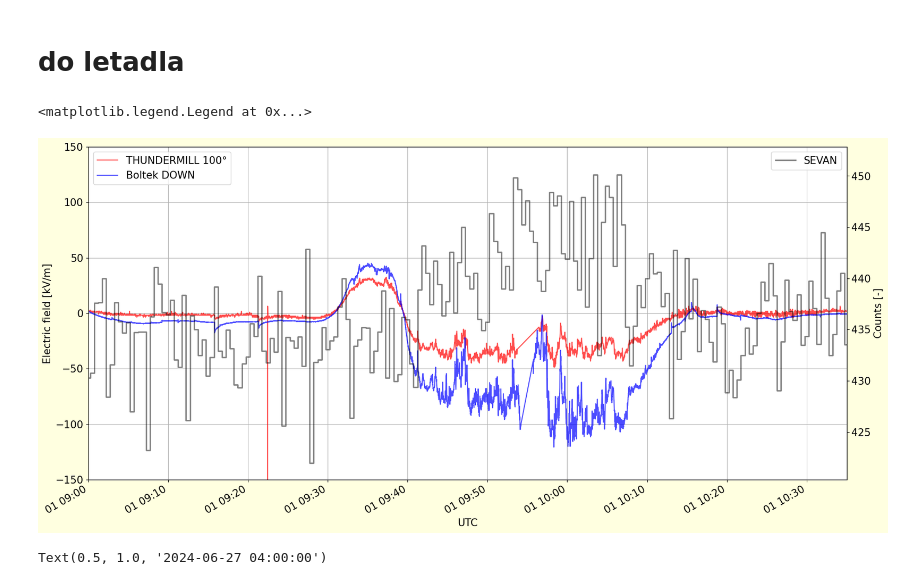
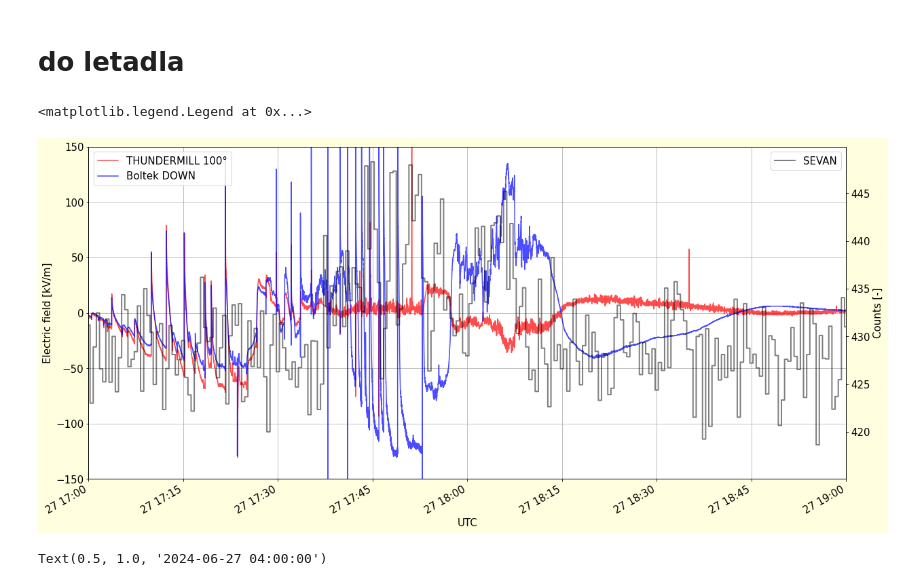
Before and after one commit to ODZ-UJF-AV-CR/Paper-AtmoHEAD2024, a Jupyter notebook: EFM.ipynb, the cells around one changed output. Cells and saved outputs as stored; diff of their text form; code cells hidden in the pictures.

```diff
--- a/EFM.ipynb
+++ b/EFM.ipynb
@@ -1164,6 +1165,7 @@ selection = '2024-06-28_*' # Nekolik TGF za sebou
 #selection = '2024-05-14_*'
 selection = '2024-06-27_*'
 #selection = '2024-07-01_*'
+selection = '2024-06-19_*'
 
 ftt = glob.iglob(fto+"/**/thundermill_up.csv."+selection) # generator, search immediate subdirectories
 
@@ -1561,12 +1566,13 @@ plt.legend()
 # %% [markdown]
 # do letadla
 # %%
-#dftd = pd.read_csv('t20240627.csv')
-#dfbd = pd.read_csv('b20240627.csv')
-#dfs = pd.read_csv('SEVAN20240627.csv', delim_whitespace=True, header=None, comment='*', skiprows=1, on_bad_lines='skip', engine='python')
-dftd = pd.read_csv('t20240701.csv')
-dfbd = pd.read_csv('b20240701.csv')
-dfs = pd.read_csv('SEVAN20240701.csv', delim_whitespace=True, header=None, comment='*', skiprows=1, on_bad_lines='skip', engine='python')
+dftd = pd.read_csv('t20240627.csv')
+dfbd = pd.read_csv('b20240627.csv')
+dfs = pd.read_csv('SEVAN20240627.csv', delim_whitespace=True, header=None, comment='*', skiprows=1, on_bad_lines='skip', engine='python')
+dfs = pd.read_csv('SEVAN202406272.csv', delim_whitespace=True, header=None, comment='*', skiprows=1, on_bad_lines='skip', engine='python')
+#dftd = pd.read_csv('t20240701.csv')
+#dfbd = pd.read_csv('b20240701.csv')
+#dfs = pd.read_csv('SEVAN20240701.csv', delim_whitespace=True, header=None, comment='*', skiprows=1, on_bad_lines='skip', engine='python')
 
 dfs['time']=pd.to_datetime(dfs[0]+' '+dfs[1])
 dfs = dfs.set_index('time')
@@ -1588,36 +1594,36 @@ plt.plot(((dftd.iloc[:,75]-250)*factor), label=label, color=color, alpha=0.7)
 #plt.plot(-((dftd['field']-255)*factor+3), label=label, color=color, alpha=0.7)
 #label = 'THUNDERMILL 60°'
 #color = 'green'
 #factor = 3.4 # kV/m . DIV
 #plt.plot((dftd['field2']*factor+3), label=label, color=color, alpha=0.7)
 
 label = 'Boltek DOWN'
 color = 'blue'
 factor = 4
 
 (dfbd['field']*factor).plot(label=label, color=color, alpha=0.7)
 plt.ylabel('Electric field [kV/m]')
 
 plt.grid()
 plt.xlabel('UTC')
 
 #plt.plot(dfs[3], alpha=0.5, color='green', label='Boltek')
 plt.ylim(-150,150)
 
 #plt.xlim('2024-06-27 03:10','2024-6-27 06:20')
-#plt.xlim('2024-06-27 17:00','2024-6-27 19:00')
+plt.xlim('2024-06-27 17:00','2024-6-27 19:00')
 #plt.xlim('2024-05-11 14:30','2024-5-11 16:30')
-plt.xlim('2024-07-1 9:00','2024-7-1 10:35')
+#plt.xlim('2024-07-1 9:00','2024-7-1 10:35')
 plt.legend(loc=2)
 
 plt.twinx()
 
 plt.plot(dfs[2], color='black', lw=2, alpha=0.5, drawstyle='steps-mid', label='SEVAN')
 plt.ylabel('Counts [-]')
 plt.legend(loc=1)
 # %% [output]
 <matplotlib.legend.Legend at 0x...>
-[figure, old version]
+[figure, new version]
 # %%
 df = dftd.copy()
 
```
Also changed, not shown: parts of 10 cells of this notebook.
